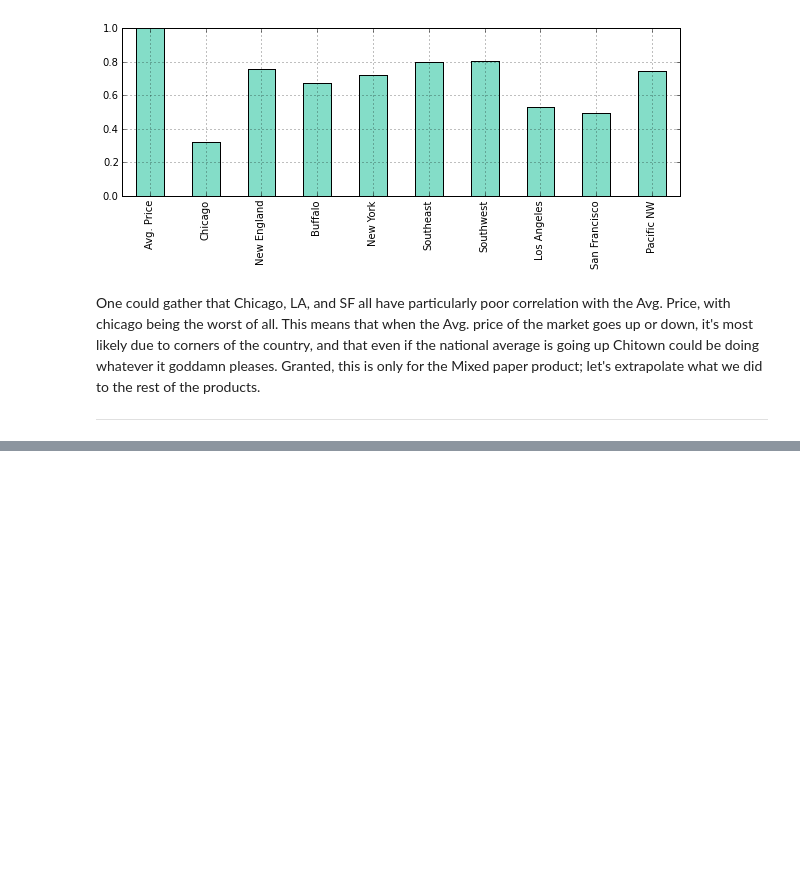
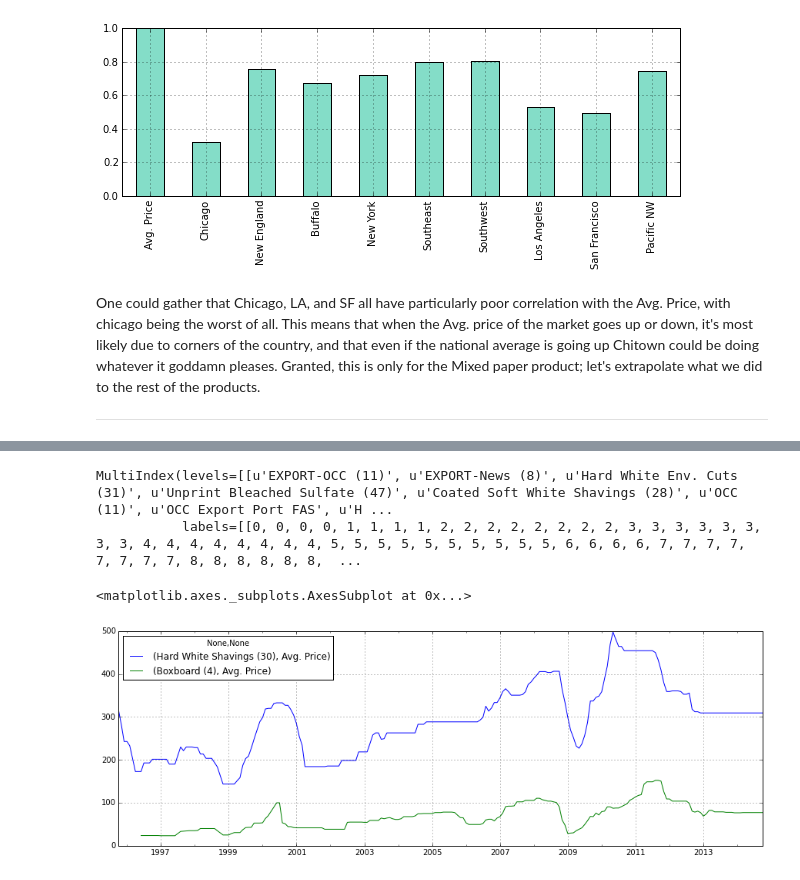
Before and after one commit to baronvonbadguy/cycle, a Jupyter notebook: Analysis.ipynb, the cells around one changed output, grey strips where cells are left out. Drawn from its saved outputs; the diff is of its cells as text; code cells hidden in the pictures; blank space fills up the shorter version.

```diff
--- a/Analysis.ipynb
+++ b/Analysis.ipynb
@@ -206,8 +201,9 @@ from datetime import datetime
 def try_parsing_date(text):
     #manual tweak
     text = re.sub('Sept(ember)?', 'Sep', text)
-    for fmt in ('%b %Y', '%b. %Y', '%B %Y', '%b%y'):
+    for fmt in ('%b %Y', '%b. %Y', '%B %Y', '%b%y', '%Y-%m-%e'):
         try:
-            return datetime.strptime(text, fmt)
+            date = datetime.strptime(text, fmt)
+            return date
         except ValueError:
             pass
@@ -223,6 +219,6 @@ db = list()
 for sheet in actuals_sheets:
     df = pd.read_csv('sheets/' + sheet + '.csv', index_col=0)
     cols = [c for c in df.columns if not re.search('unnamed', c.lower()) and len(c) > 3]
-    months = pd.Series(df.index).apply(lambda x: try_parsing_date(str(x).replace('-', '')))
-    df.index = months
+    months = pd.Series(df.index).map(lambda x: try_parsing_date(str(x).replace('-', '')))
+    df.index = pd.DatetimeIndex(months.interpolate())
     db.append(df[cols].dropna())
@@ -252,0 +243,4 @@ pd.concat([actuals[('News (6)','New York')], dfc[('News (6)','Chicago','hi')]],
+# %%
+rcParams['figure.figsize'] = 15, 5
+actuals = pd.concat(db, axis=1, keys=actuals_sheets)
+actuals[-10:]
@@ -252,0 +335,11 @@ pd.concat([actuals[('News (6)','New York')], dfc[('News (6)','Chicago','hi')]],
+# %%
+actuals.columns
+# %% [output]
+MultiIndex(levels=[[u'EXPORT-OCC (11)', u'EXPORT-News (8)', u'Hard White Env. Cuts (31)', u'Unprint Bleached Sulfate (47)', u'Coated Soft White Shavings (28)', u'OCC (11)', u'OCC Export Port FAS', u'H ...
+           labels=[[0, 0, 0, 0, 1, 1, 1, 1, 2, 2, 2, 2, 2, 2, 2, 2, 3, 3, 3, 3, 3, 3, 3, 3, 4, 4, 4, 4, 4, 4, 4, 4, 5, 5, 5, 5, 5, 5, 5, 5, 5, 5, 6, 6, 6, 6, 7, 7, 7, 7, 7, 7, 7, 7, 8, 8, 8, 8, 8, 8,  ...
+# %%
+actuals[[('Hard White Shavings (30)','Avg. Price'),
+        ('Boxboard (4)','Avg. Price')]].interpolate().plot()
+# %% [output]
+<matplotlib.axes._subplots.AxesSubplot at 0x...>
+[figure, added]
```
Also changed, not shown: parts of 25 cells of this notebook.
